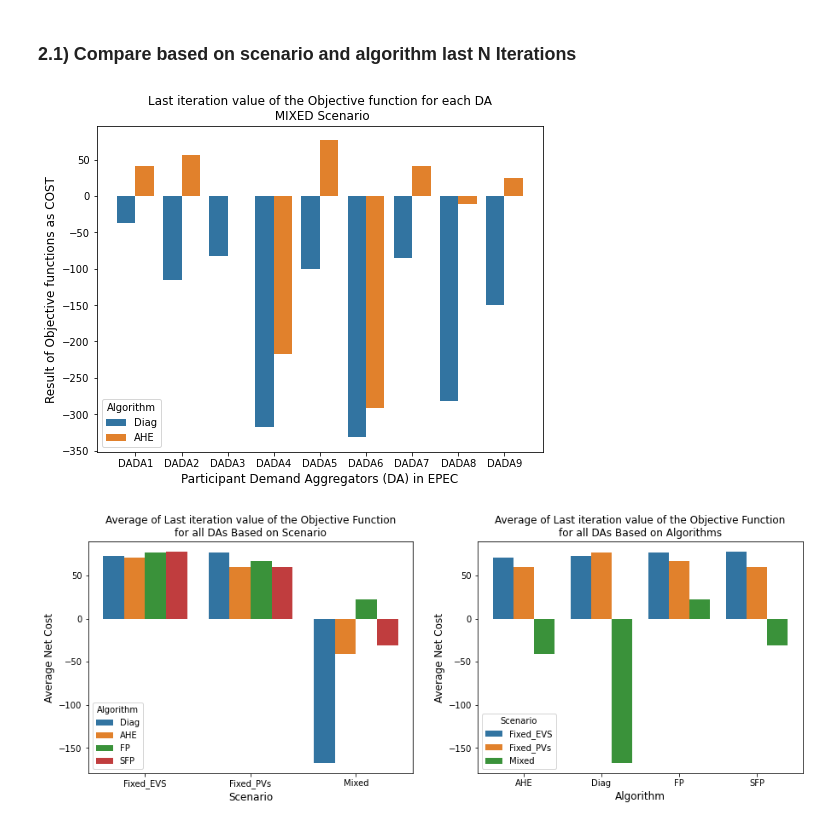
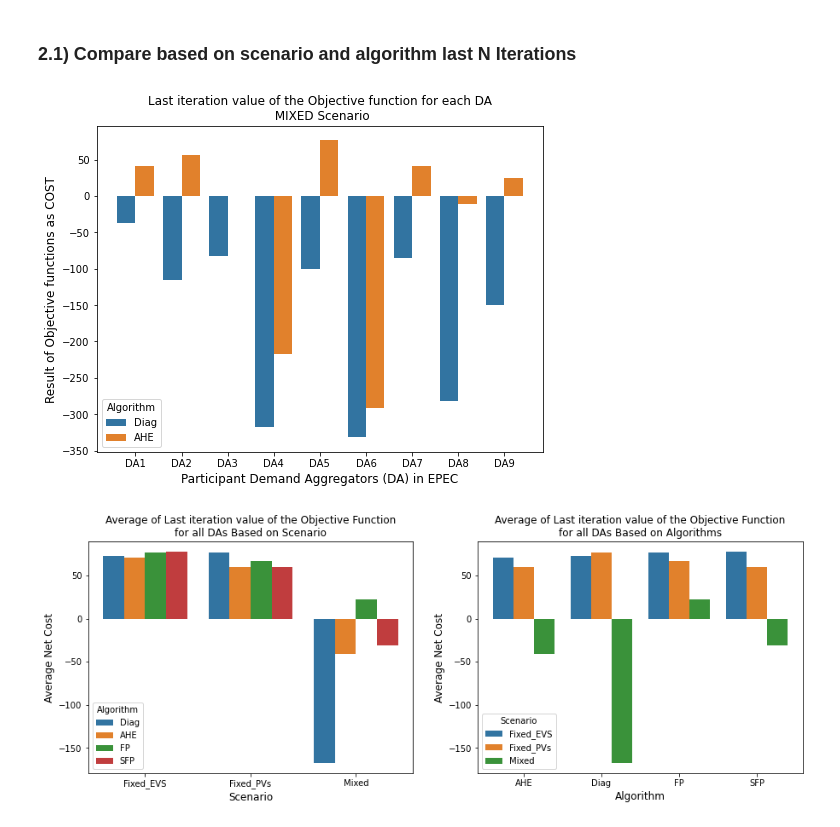
Before and after one commit to alirezakfz/PyomoModels, a Jupyter notebook: 08_SEST2022_DA_EQ/Results3/Plot/Journal_Objective_Function_Visualization_V01.ipynb, the cells around one changed output. Saved outputs shown, nothing was run; the diff lists cells and outputs as text; code cells hidden in the pictures.

```diff
--- a/08_SEST2022_DA_EQ/Results3/Plot/Journal_Objective_Function_Visualization_V01.ipynb
+++ b/08_SEST2022_DA_EQ/Results3/Plot/Journal_Objective_Function_Visualization_V01.ipynb
@@ -67,36 +67,36 @@ for df in df_all:
 cost=[]
 da=[]
 algo=[]
 
 
 for idx , val in zip(df_diag_mixed.iloc[-1].index, df_diag_mixed.iloc[-1]):
     cost.append(val)
-    da.append('DA'+str(idx))
+    da.append(idx)
     algo.append('Diag')
 
 for idx , val in zip(df_ahe_mixed.iloc[-1].index, df_ahe_mixed.iloc[-1]):
     cost.append(val)
-    da.append('DA'+str(idx))
+    da.append(idx)
     algo.append('AHE')
 
 df_temp = pd.DataFrame({'Cost':cost, 'Algorithm':algo, 'DA':da})
 df_temp.Cost = pd.to_numeric(df_temp.Cost,  errors='coerce')
 
 fig = plt.figure(figsize=(8,6))
 ax = fig.add_subplot(1,1,1)
 
 sns.barplot(data= df_temp, x='DA',y='Cost' ,hue='Algorithm', ax=ax);
 
 ax.set_title('Last iteration value of the Objective function for each DA\n MIXED Scenario', fontsize=12)
 ax.set_xlabel('Participant Demand Aggregators (DA) in EPEC',fontsize=12);
 ax.set_ylabel('Result of Objective functions as COST',fontsize=12);
 
 ax.plot()
 
 ax.set_rasterized(True)
 #fig.savefig("Figures/obj_figures/Mixed_Last_Iterations_BarPlot_Diag_AHE.eps", bbox_inches= 'tight')
 # %% [output]
-[figure, old version]
+[figure, new version]
 # %%
 # Compare each last row of data frames with each other as bar plot
 cost=[]
```
Also changed, not shown: 17 other files.
